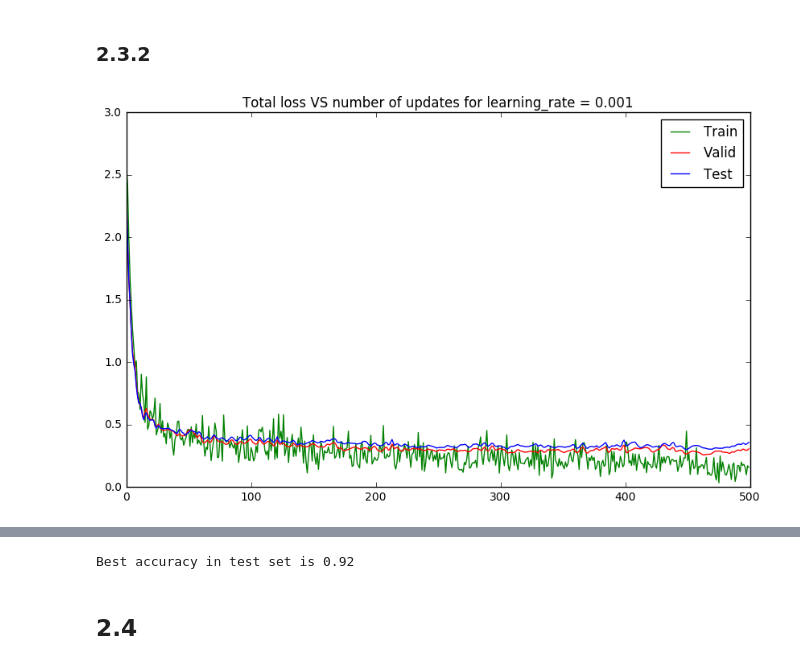
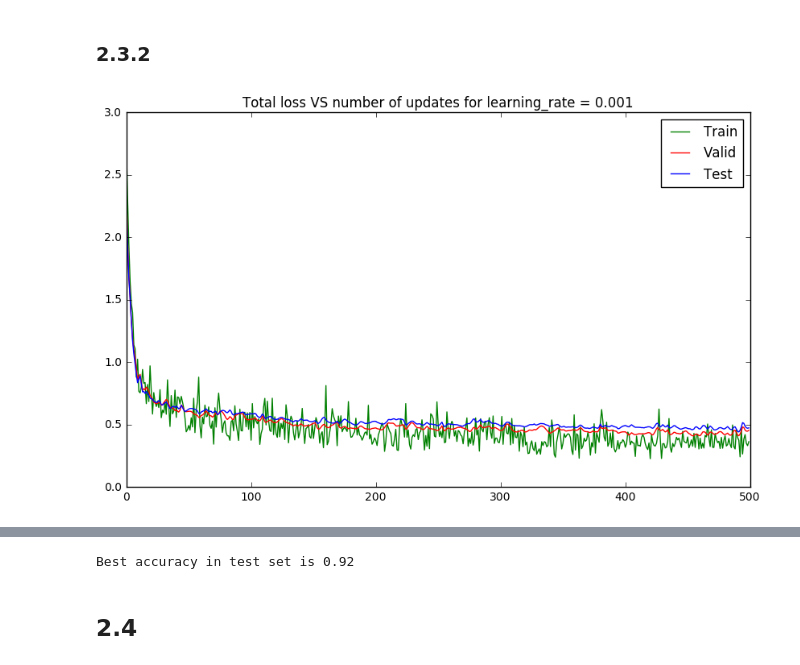
Before and after one commit to lidaiqing/Inference-MachineLearning, a Jupyter notebook: A2/code/a2.ipynb, the cells around one changed output, grey strips where cells are left out. Saved outputs shown, nothing was run; the diff lists cells and outputs as text; code cells hidden in the pictures.

```diff
--- a/A2/code/a2.ipynb
+++ b/A2/code/a2.ipynb
@@ -508,8 +605,9 @@ for learning_rate in learning_rate_list:
 # %%
-decay_rate = 0.01
+decay_rate = 3e-4
 batch_size = 100
 learning_rate = 0.001
 #best learning rate 0.001
+tf.reset_default_graph()
 X, y_target, y_predicted, error, train, acc = buildGraph(decay_rate, learning_rate)
 init = tf.global_variables_initializer()
 sess = tf.InteractiveSession()
@@ -520,7 +618,7 @@ valid_loss_recorder = np.array([])
 valid_mis_recorder = np.array([])
 test_loss_recorder = np.array([])
 test_mis_recorder = np.array([])
-numIteration = 100
+numIteration = 500
 best_acc = 0
 for itr in range(numIteration):
     batch_xs, batch_ys = getRandomBatch(trainData, trainTarget, batch_size)
@@ -569,6 +667,7 @@ best_valid_error = 1.0
 best_n_hidden = 0
 for hidden_n in hidden_n_list:
     n_hidden_1 = hidden_n
+    tf.reset_default_graph()
     X, y_target, y_predicted, error, train, acc = buildGraph(decay_rate, learning_rate)
 
     init = tf.global_variables_initializer()
@@ -614,9 +713,10 @@ Best validation error is 0.07 for hidden units number  500
 # %%
-decay_rate = 0.01
+decay_rate = 3e-4
 batch_size = 100
 learning_rate = 0.001
 n_hidden_1 = 500
 #best learning rate 0.001, number of hidden units 500
+tf.reset_default_graph()
 X, y_target, y_predicted, error, train, acc = buildGraph(decay_rate, learning_rate)
 init = tf.global_variables_initializer()
 sess = tf.InteractiveSession()
@@ -680,15 +780,16 @@ def buildGraph(decay_rate, learning_rate):
     y_target = tf.placeholder(tf.float32, [None,10], name='target_y')
 
     # Graph definition
-    layer_1 = layerBlock(X, n_hidden_1)
+    layer_1 = layerBlock(X, n_hidden_1, decay_rate)
     layer_1 = tf.nn.relu(layer_1)
-    layer_2 = layerBlock(layer_1, n_hidden_2)
+    layer_2 = layerBlock(layer_1, n_hidden_2, decay_rate)
     layer_2 = tf.nn.relu(layer_2)
-    out_layer = layerBlock(layer_2, n_classes)
+    out_layer = layerBlock(layer_2, n_classes, decay_rate)
     y_predicted = out_layer
 
     # Error definition
-    error = tf.reduce_mean(tf.nn.softmax_cross_entropy_with_logits(labels = y_target, logits = y_predicted))
+    error = tf.reduce_mean(tf.nn.softmax_cross_entropy_with_logits(labels = y_target, logits = y_predicted)) + \
+                tf.add_n(tf.get_collection('losses'))
 
     correct_prediction = tf.equal(tf.argmax(y_predicted,1), tf.argmax(y_target,1))
     acc = tf.reduce_mean(tf.cast(correct_prediction, tf.float32))
@@ -697,10 +798,11 @@ def buildGraph(decay_rate, learning_rate):
     train = optimizer.minimize(loss=error)
     return X, y_target, y_predicted, error, train, acc
 # %%
-decay_rate = 0.01
+decay_rate = 3e-4
 batch_size = 100
 learning_rate = 0.001
 #best learning rate 0.001, number of hidden units 500
+tf.reset_default_graph()
 X, y_target, y_predicted, error, train, acc = buildGraph(decay_rate, learning_rate)
 init = tf.global_variables_initializer()
 sess = tf.InteractiveSession()
@@ -720,31 +822,31 @@ for itr in range(numIteration):
     train_mis_recorder = np.append(train_mis_recorder, 1.0 - accuracy)
 
     valid_loss, valid_acc = sess.run([error, acc], feed_dict={X: validData, y_target: validTarget})
     valid_loss_recorder = np.append(valid_loss_recorder, valid_loss)
     valid_mis_recorder = np.append(valid_mis_recorder, 1.0 - valid_acc)
 
     test_loss, test_acc = sess.run([error, acc], feed_dict={X: testData, y_target: testTarget})
     test_loss_recorder = np.append(test_loss_recorder, test_loss)
     test_mis_recorder = np.append(test_mis_recorder, 1.0 - test_acc)
 
     best_acc = max(best_acc, test_acc)
 
 plt.plot(np.arange(numIteration), train_loss_recorder, 'g', label="Train")
 plt.plot(np.arange(numIteration), valid_loss_recorder, 'r', label="Valid")
 plt.plot(np.arange(numIteration), test_loss_recorder, 'b', label="Test")
 plt.legend()
 #plt.axis([0,500, 0, 2])
 plt.title("Total loss VS number of updates for learning_rate = %0.3f"%(learning_rate))
 plt.show()
 
 plt.plot(np.arange(numIteration), train_mis_recorder, 'g', label="Train")
 plt.plot(np.arange(numIteration), valid_mis_recorder, 'r', label="Valid")
 plt.plot(np.arange(numIteration), test_mis_recorder, 'b', label="Test")
 plt.legend()
 #plt.axis([0,500, 0, 2])
 plt.title("Error VS number of updates for learning_rate = %0.3f"%(learning_rate))
 plt.show()
 
 print("Best accuracy in test set is %0.2f"%(best_acc))
 # %% [output]
-[figure, old version]
+[figure, new version]
```
Also changed, not shown: parts of 30 cells of this notebook.
